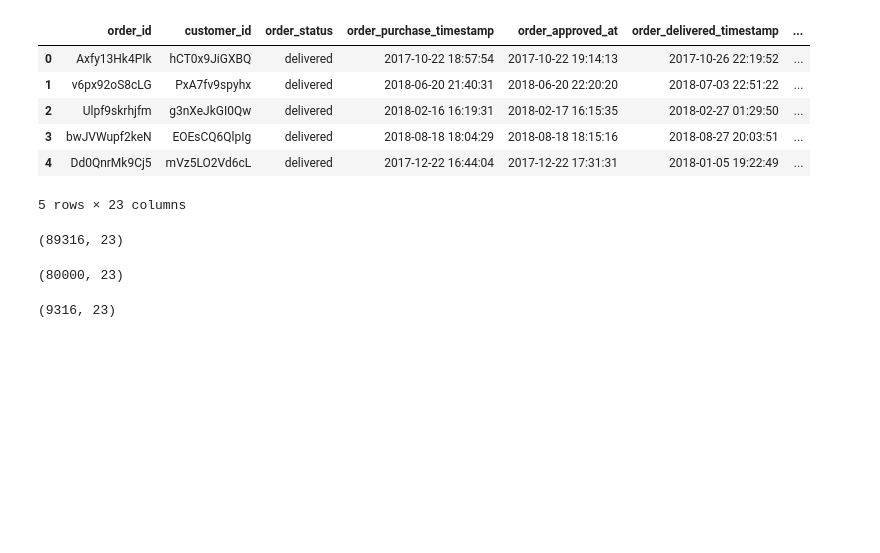
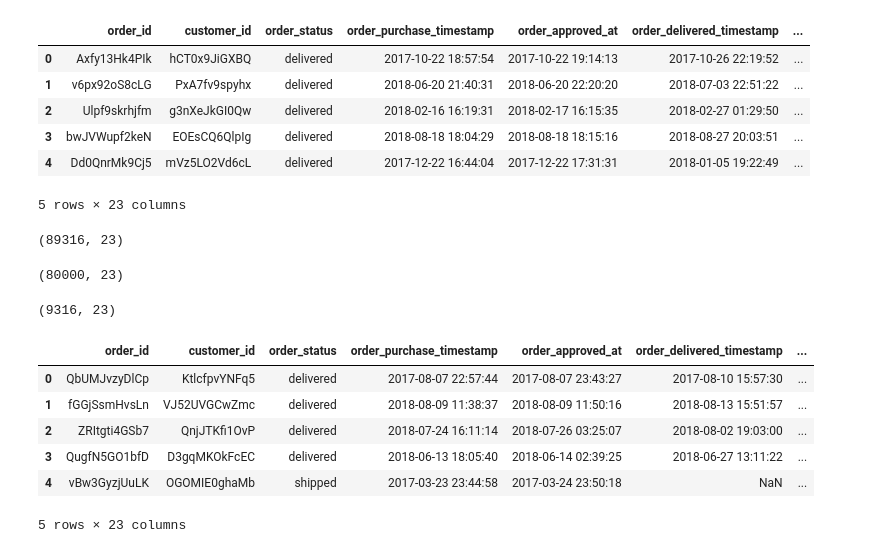
Before and after one commit to jaybfn/Autonomous-Order-Processing-System, a Jupyter notebook: notebooks/01_dataexp.ipynb, the cells around one changed output. Drawn from its saved outputs; the diff is of its cells as text; code cells hidden in the pictures; blank space fills up the shorter version.

```diff
--- a/notebooks/01_dataexp.ipynb
+++ b/notebooks/01_dataexp.ipynb
@@ -205,0 +208,11 @@ df_tail.to_csv("../data/train/df_pubsub.csv", index=False)
+# %%
+df = pd.read_csv("../data/train/df_pubsub.csv")
+df.head()
+# %% [output]
+|  | order_id | customer_id | order_status | order_purchase_timestamp | order_approved_at | order_delivered_timestamp | ... |
+| 0 | QbUMJvzyDlCp | KtlcfpvYNFq5 | delivered | 2017-08-07 22:57:44 | 2017-08-07 23:43:27 | 2017-08-10 15:57:30 | ... |
+| 1 | fGGjSsmHvsLn | VJ52UVGCwZmc | delivered | 2018-08-09 11:38:37 | 2018-08-09 11:50:16 | 2018-08-13 15:51:57 | ... |
+| 2 | ZRItgti4GSb7 | QnjJTKfi1OvP | delivered | 2018-07-24 16:11:14 | 2018-07-26 03:25:07 | 2018-08-02 19:03:00 | ... |
+| 3 | QugfN5GO1bfD | D3gqMKOkFcEC | delivered | 2018-06-13 18:05:40 | 2018-06-14 02:39:25 | 2018-06-27 13:11:22 | ... |
+| 4 | vBw3GyzjUuLK | OGOMIE0ghaMb | shipped | 2017-03-23 23:44:58 | 2017-03-24 23:50:18 | NaN | ... |
+5 rows × 23 columns
```
Also changed, not shown: parts of 5 cells of this notebook, 5 other files.
